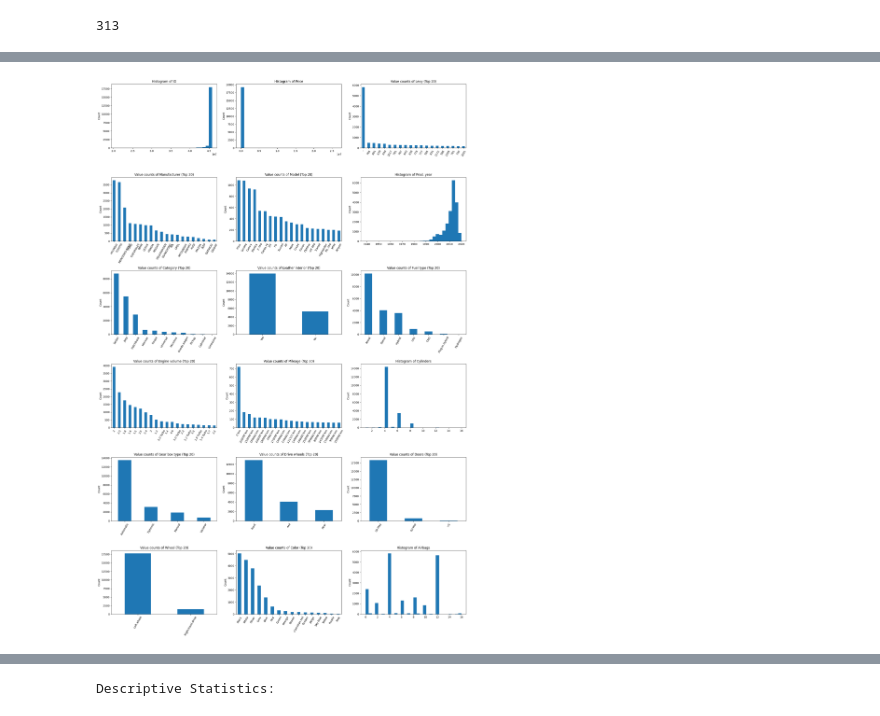
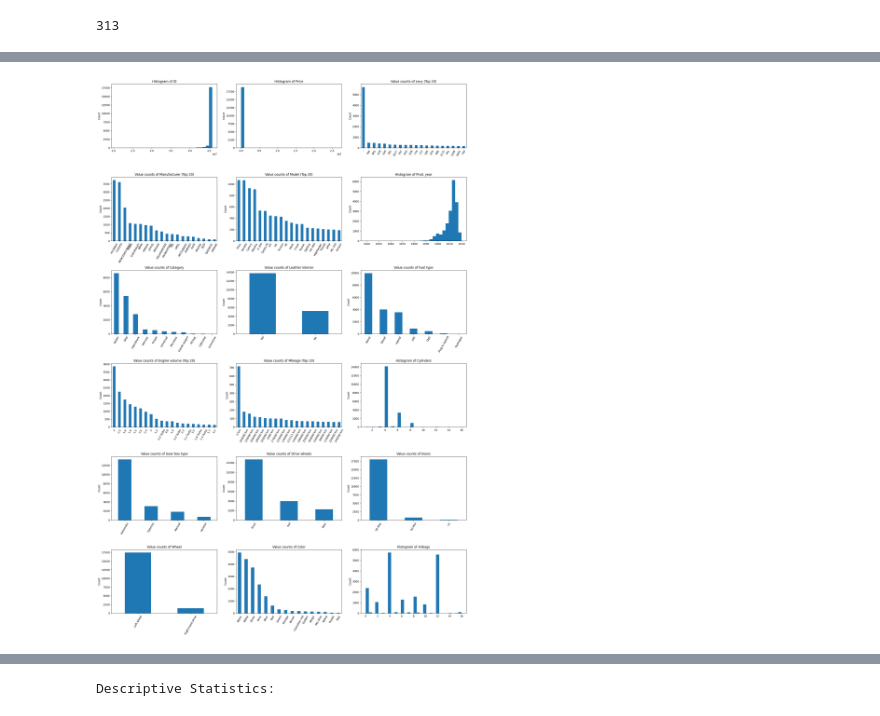
Before and after one commit to Harborg1/Model-Based-ML, a Jupyter notebook: model_based_ml_project.ipynb, the cells around one changed output, grey strips where cells are left out. Saved outputs shown, nothing was run; the diff lists cells and outputs as text; code cells hidden in the pictures.

```diff
--- a/model_based_ml_project.ipynb
+++ b/model_based_ml_project.ipynb
@@ -91,33 +91,35 @@ dtype: int64
 n_cols = 3
 n_rows = -(-len(df.columns) // n_cols)  # Ceiling division
 
 # Create subplots
 fig, axes = plt.subplots(n_rows, n_cols, figsize=(20, n_rows * 5))
 axes = axes.flatten()
 
 for i, col in enumerate(df.columns):
     ax = axes[i]
     try:
         # If the column can be converted to numeric, use histogram
         df[col].astype(float)
         df[col].astype(float).plot(kind='hist', bins=30, ax=ax)
         ax.set_title(f"Histogram of {col}", fontsize=12)
+
+
     except:
         # For categorical data, show only the top 20 most frequent categories
         vc = df[col].value_counts(dropna=False)
         vc[:20].plot(kind='bar', ax=ax)
-        ax.set_title(f"Value counts of {col} (Top 20)", fontsize=12)
+        ax.set_title(f"Value counts of {col} (Top 20)" if df.nunique()[col]>=20 else f"Value counts of {col}" , fontsize=12)
         ax.tick_params(axis='x', rotation=60)
 
     ax.set_xlabel('')
     ax.set_ylabel('Count')
 
 # Hide any unused subplots
 for j in range(i + 1, len(axes)):
     axes[j].axis('off')
 
 plt.tight_layout()
 plt.show()
 # %% [output]
-[figure, old version]
+[figure, new version]
 # %% [markdown]
```
Also changed, not shown: parts of 6 cells of this notebook.
